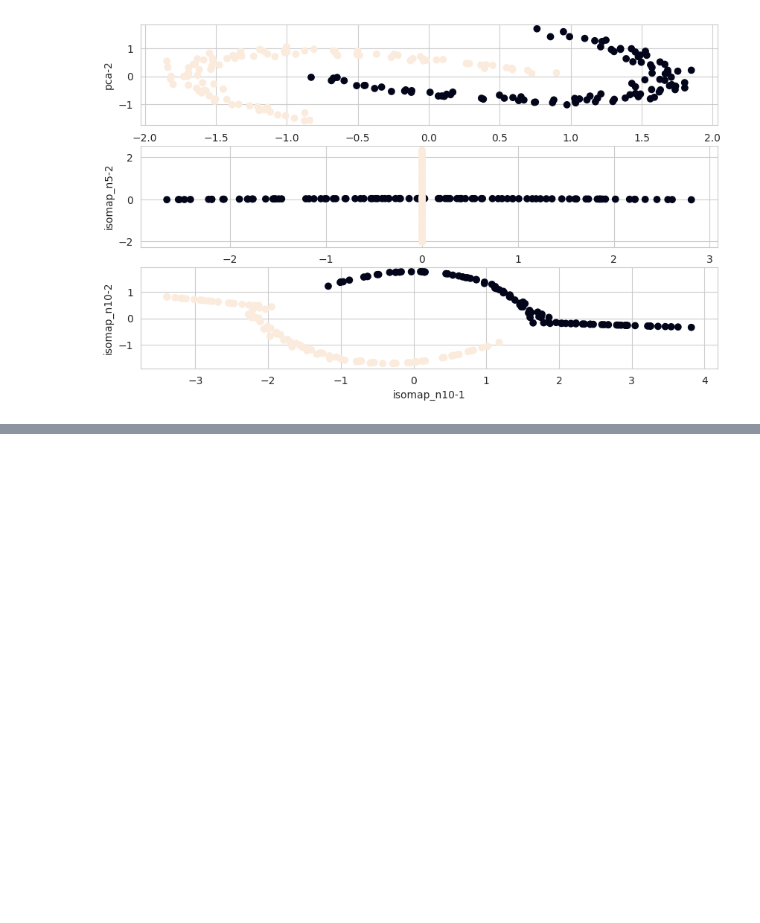
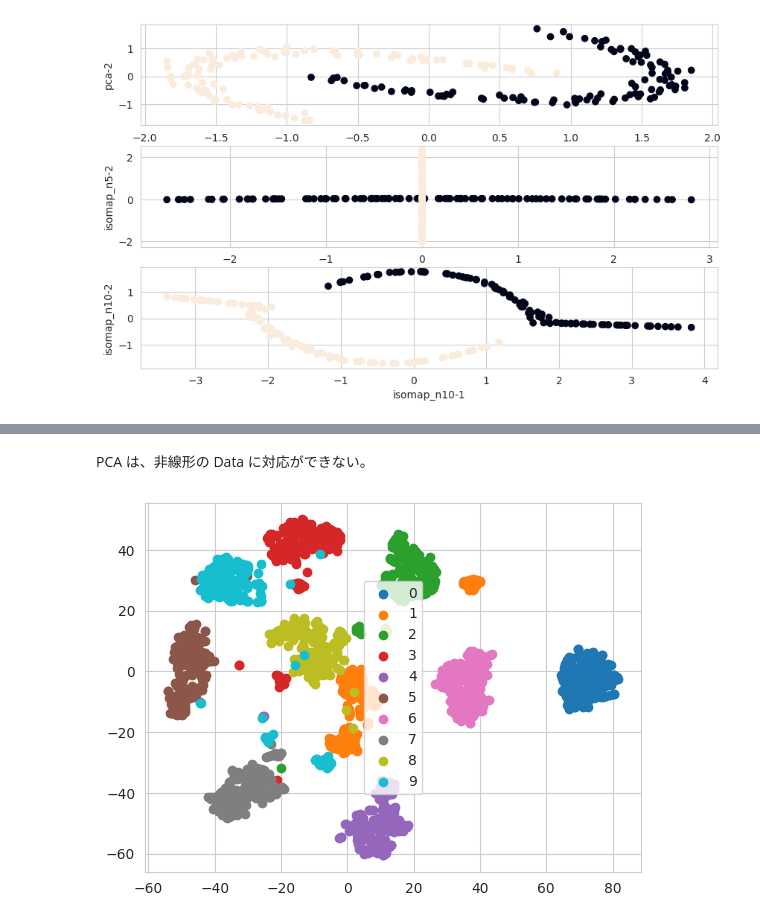
Before and after one commit to 1024xx4/ai_model_building_100, a Jupyter notebook: section03/section03.ipynb, the cells around one changed output, grey strips where cells are left out. Saved outputs shown, nothing was run; the diff lists cells and outputs as text; code cells hidden in the pictures; blank space fills up the shorter version.

```diff
--- a/section03/section03.ipynb
+++ b/section03/section03.ipynb
@@ -360,0 +406,14 @@ plt.show()
+# %% [markdown]
+PCA は、非線形の Data に対応ができない。
+# %%
+# t-SNE の結果
+from sklearn.manifold import TSNE
+
+X_reduced = TSNE(n_components=2, random_state=0).fit_transform(digits.data)
+for each_label in digits.target_names:
+    c_plot_bool = digits.target == each_label
+    plt.scatter(X_reduced[c_plot_bool, 0], X_reduced[c_plot_bool, 1], label=f"{each_label}")
+    plt.legend()
+plt.show()
+# %% [output]
+[figure, added]
```
Also changed, not shown: parts of 5 cells of this notebook.
